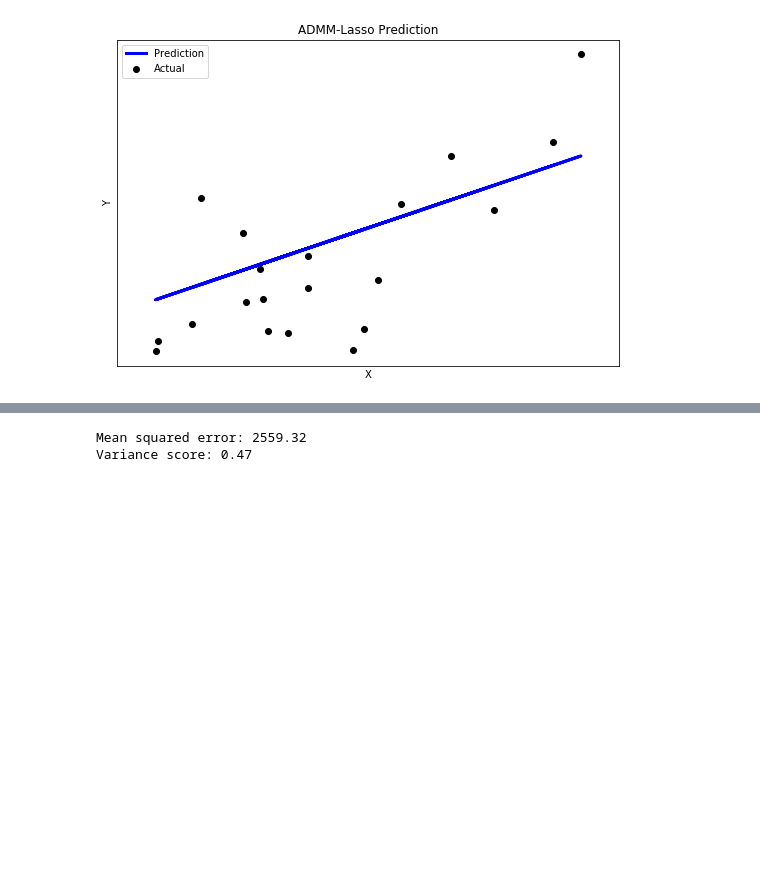
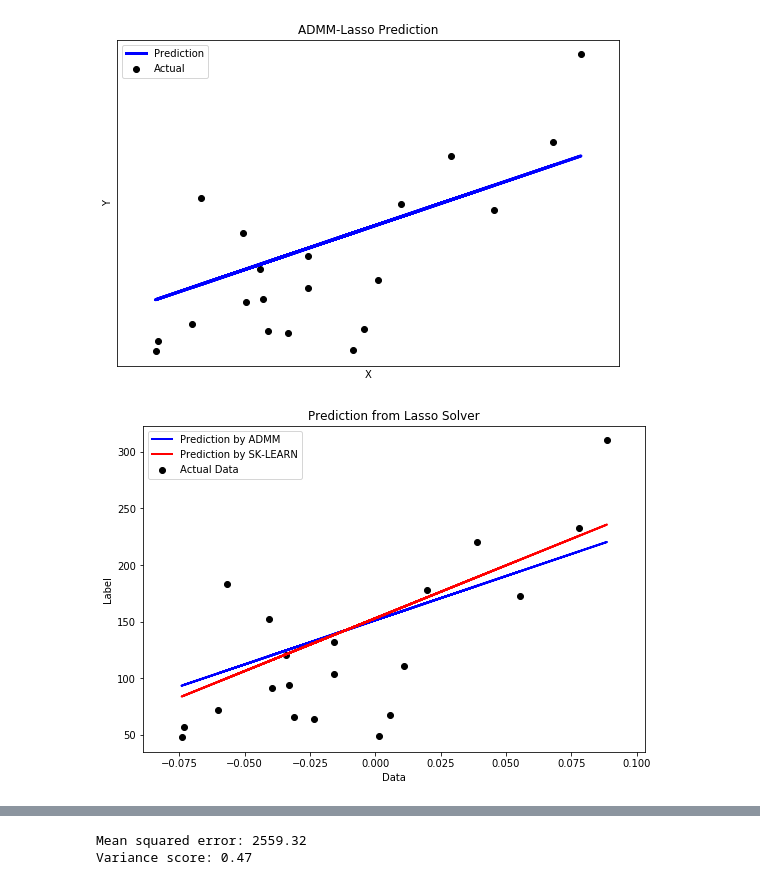
Before and after one commit to bhushan23/ADMM, a Jupyter notebook: Diabetes_Test.ipynb, the cells around one changed output, grey strips where cells are left out. Drawn from its saved outputs; the diff is of its cells as text; code cells hidden in the pictures; blank space fills up the shorter version.

```diff
--- a/Diabetes_Test.ipynb
+++ b/Diabetes_Test.ipynb
@@ -88,8 +100,8 @@ diabetes_y_test = diabetes.target[-20:]
 # %%
 # Run Lasso
 
-alpha = 0.00001
-lasso = linear_model.LassoCV(alphas=[alpha], verbose = 1000)
+alpha = 0.01
+lasso = linear_model.LassoCV(alphas=[alpha]) #, verbose = 1000)
 
 start = time.time()
 lfit = lasso.fit(diabetes_X_train, diabetes_y_train)
@@ -214,4 +219,8 @@ plot(diabetes_X_test, diabetes_y_test, admm_predict, "ADMM-Lasso Prediction")
 Mean squared error: 2715.74
 Variance score: 0.44
 [figure]
+# %%
+plotCompare(diabetes_X_test, diabetes_y_test, admm_predict, diabetes_y_pred, "Prediction from Lasso Solver")
+# %% [output]
+[figure, added]
 # %%
```
Also changed, not shown: parts of 20 cells of this notebook.
